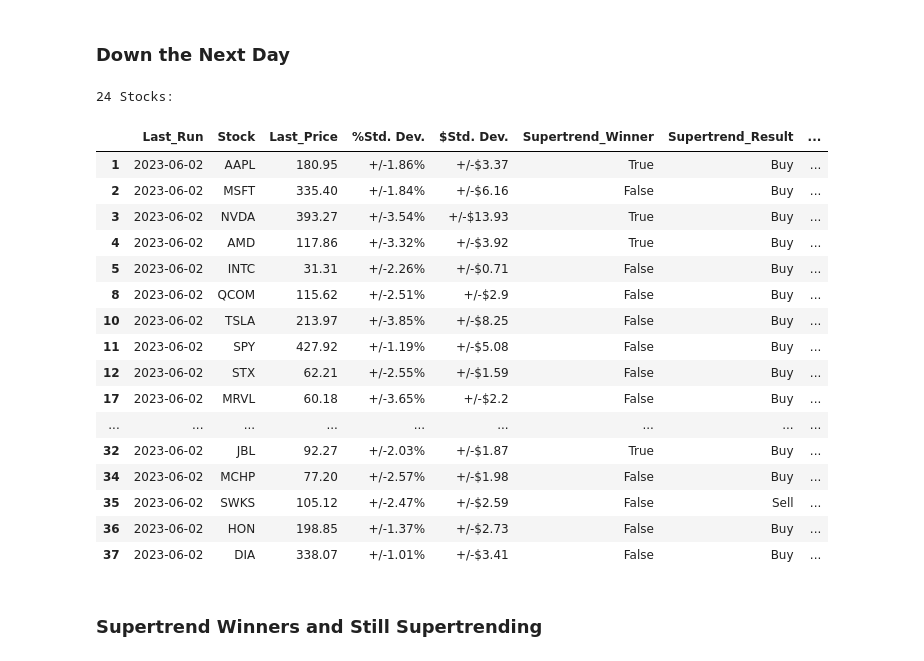
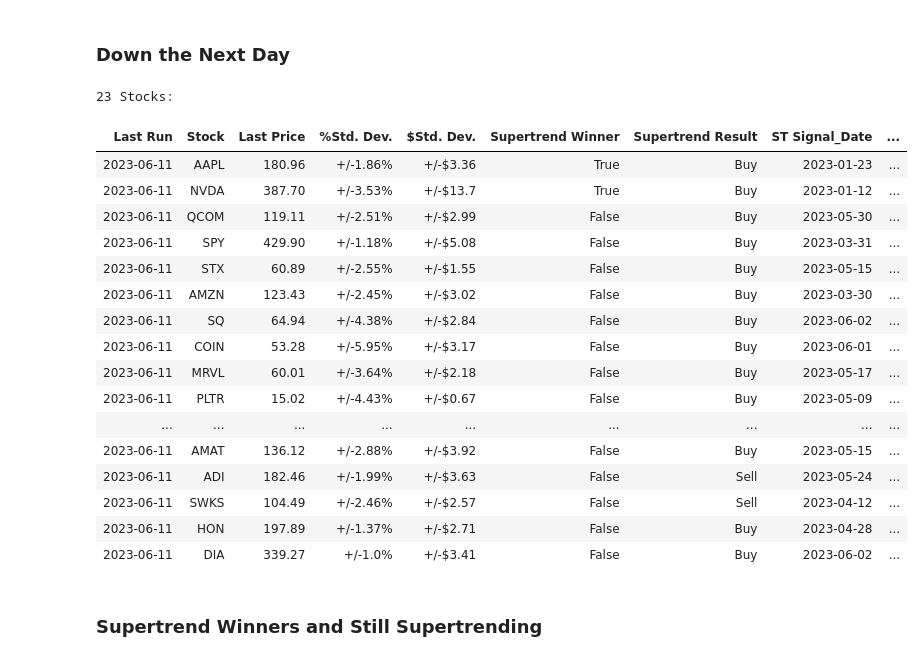
Before and after one commit to sabawi/stocks_evaluator, a Jupyter notebook: evaluate_this.ipynb, the cells around one changed output. Drawn from its saved outputs; the diff is of its cells as text; code cells hidden in the pictures.

```diff
--- a/evaluate_this.ipynb
+++ b/evaluate_this.ipynb
@@ -66,13 +67,13 @@ def run_supertrend(stock,start_date):
     return stlib.supertrend(stock,start_date=start_date)
 # %%
 def init_eval_table():
-    columns = ['Last_Run'          ,'Stock'             ,'Last_Price'     ,'%Std. Dev.','$Std. Dev.','Supertrend_Winner' ,'Supertrend_Result','ST_Signal_Date',
-               'LR_Best_Model'     ,'LR_Next_Day_Recomm', 'SMA_Crossed_Up','SMA_X_Date'        ,'SMA_FastXSlow'    , 'Beta'         ,
-               'CAPM'              ,'Daily_VaR'  ]
+    columns = ['Last Run'          ,'Stock'             ,'Last Price'     ,'%Std. Dev.','$Std. Dev.','Supertrend Winner' ,'Supertrend Result','ST Signal_Date',
+               'LR Best_Model'     ,'LR Next_Day Recomm', 'SMA Crossed_Up','SMA_X_Date'        ,'SMA FastXSlow'    , 'Beta'         ,
+               '%Sharpe Ratio'                  ,'CAPM'              ,'Daily VaR'  ]
 
     dtypes = ['datetime64[ns]'       , str                , float            ,str      ,str        , bool              , str               , str            ,
               str                  , str                , str              , 'datetime64[ns]'    , str               , float          ,
-              float                , float        ]
+              float                , float                , float        ]
 
     # Initialize the DataFrame with empty rows
     eval_df = pd.DataFrame(columns=columns)
@@ -141,13 +142,14 @@ def recommendation_table(eval_df,stock_list, lookback_years=1, sma_fast=40, sma_
         std_dev_dlr = round(close_price*std_dev,2)
         sma_sig, sma_date, fastXslow = smacross.sma_xing(stock_data,sma_fast,sma_slow)
         beta, market_data = sbeta.get_beta(stock_data)
-        CAPM, VaR = capm.CAPM_VaR(stock_data=stock_data,market_data=market_data,bond_mat_duration = lookback_years,stock_beta=beta)
+        CAPM, VaR, Sharpe = capm.CAPM_VaR(stock_data=stock_data,market_data=market_data,bond_mat_duration = lookback_years,stock_beta=beta)
+        Sharpe = round(Sharpe,2)
         LR_recommend = LR_run.get_recommendation(stock=s,lookback=lookback_years)
         LR_recommend_str = f"{LR_recommend[0]},{LR_recommend[1]},{LR_recommend[2]}"
 
         # columns = ['Last_Run'          ,'Stock'             ,'Last_Price'     ,'%Std. Dev.','$Std. Dev.','Supertrend_Winner' ,'Supertrend_Result','ST_Signal_Date',
         #            'LR_Best_Model'     ,'LR_Next_Day_Recomm', 'SMA_Crossed_Up','SMA_X_Date'             ,'SMA_FastXSlow'     , 'Beta'         ,
-        #            'CAPM'              ,'Daily_VaR'  ]
+        #            'SharpeRatio'                  ,'CAPM'              ,'Daily_VaR'  ]
 
         if run_update_models:
             model_str = stock_best_model_df[stock_best_model_df['Stock'] == s].Model.values[0]
@@ -156,7 +158,7 @@ def recommendation_table(eval_df,stock_list, lookback_years=1, sma_fast=40, sma_
 
         new_row = [today           , s                  , close_price          ,f"+/-{std_dev_pct}%",f"+/-${std_dev_dlr}",    winner            , buysell         ,    buysell_date ,
                    model_str       , LR_recommend_str   , sma_sig              , sma_date           , fastXslow          ,    beta              ,
-                   CAPM            , VaR  ]
+                   Sharpe          , CAPM            , VaR  ]
 
         eval_df = add_update(eval_df=eval_df,values = new_row)
 
@@ -344,32 +392,32 @@ LR_Next_Day_Recomm_only
 # %% [markdown]
 ### Down the Next Day
 # %%
-LR_Next_Day_Sell_only = eval_df[(eval_df['LR_Next_Day_Recomm']=='Sell,Buy,Buy') |
-                                (eval_df['LR_Next_Day_Recomm']=='Sell,Sell,Sell') |
-                                (eval_df['LR_Next_Day_Recomm']=='Sell,Buy,Sell') |
-                                (eval_df['LR_Next_Day_Recomm']=='Buy,Sell,Sell')]
+LR_Next_Day_Sell_only = eval_df[(eval_df['LR Next_Day Recomm']=='Sell,Buy,Buy') |
+                                (eval_df['LR Next_Day Recomm']=='Sell,Sell,Sell') |
+                                (eval_df['LR Next_Day Recomm']=='Sell,Buy,Sell') |
+                                (eval_df['LR Next_Day Recomm']=='Buy,Sell,Sell')]
 
 print(f"{len(LR_Next_Day_Sell_only)} Stocks:")
-LR_Next_Day_Sell_only
+display(HTML(LR_Next_Day_Sell_only.to_html(index=False)))
 # %% [output]
-24 Stocks:
+23 Stocks:
-|  | Last_Run | Stock | Last_Price | %Std. Dev. | $Std. Dev. | Supertrend_Winner | Supertrend_Result | ... |
-| 1 | 2023-06-02 | AAPL | 180.95 | +/-1.86% | +/-$3.37 | True | Buy | ... |
-| 2 | 2023-06-02 | MSFT | 335.40 | +/-1.84% | +/-$6.16 | False | Buy | ... |
-| 3 | 2023-06-02 | NVDA | 393.27 | +/-3.54% | +/-$13.93 | True | Buy | ... |
-| 4 | 2023-06-02 | AMD | 117.86 | +/-3.32% | +/-$3.92 | True | Buy | ... |
-| 5 | 2023-06-02 | INTC | 31.31 | +/-2.26% | +/-$0.71 | False | Buy | ... |
-| 8 | 2023-06-02 | QCOM | 115.62 | +/-2.51% | +/-$2.9 | False | Buy | ... |
-| 10 | 2023-06-02 | TSLA | 213.97 | +/-3.85% | +/-$8.25 | False | Buy | ... |
-| 11 | 2023-06-02 | SPY | 427.92 | +/-1.19% | +/-$5.08 | False | Buy | ... |
-| 12 | 2023-06-02 | STX | 62.21 | +/-2.55% | +/-$1.59 | False | Buy | ... |
-| 17 | 2023-06-02 | MRVL | 60.18 | +/-3.65% | +/-$2.2 | False | Buy | ... |
+| Last Run | Stock | Last Price | %Std. Dev. | $Std. Dev. | Supertrend Winner | Supertrend Result | ST Signal_Date | ... |
+| 2023-06-11 | AAPL | 180.96 | +/-1.86% | +/-$3.36 | True | Buy | 2023-01-23 | ... |
+| 2023-06-11 | NVDA | 387.70 | +/-3.53% | +/-$13.7 | True | Buy | 2023-01-12 | ... |
+| 2023-06-11 | QCOM | 119.11 | +/-2.51% | +/-$2.99 | False | Buy | 2023-05-30 | ... |
+| 2023-06-11 | SPY | 429.90 | +/-1.18% | +/-$5.08 | False | Buy | 2023-03-31 | ... |
+| 2023-06-11 | STX | 60.89 | +/-2.55% | +/-$1.55 | False | Buy | 2023-05-15 | ... |
+| 2023-06-11 | AMZN | 123.43 | +/-2.45% | +/-$3.02 | False | Buy | 2023-03-30 | ... |
+| 2023-06-11 | SQ | 64.94 | +/-4.38% | +/-$2.84 | False | Buy | 2023-06-02 | ... |
+| 2023-06-11 | COIN | 53.28 | +/-5.95% | +/-$3.17 | False | Buy | 2023-06-01 | ... |
+| 2023-06-11 | MRVL | 60.01 | +/-3.64% | +/-$2.18 | False | Buy | 2023-05-17 | ... |
+| 2023-06-11 | PLTR | 15.02 | +/-4.43% | +/-$0.67 | False | Buy | 2023-05-09 | ... |
 | ... | ... | ... | ... | ... | ... | ... | ... | ... |
-| 32 | 2023-06-02 | JBL | 92.27 | +/-2.03% | +/-$1.87 | True | Buy | ... |
-| 34 | 2023-06-02 | MCHP | 77.20 | +/-2.57% | +/-$1.98 | False | Buy | ... |
-| 35 | 2023-06-02 | SWKS | 105.12 | +/-2.47% | +/-$2.59 | False | Sell | ... |
-| 36 | 2023-06-02 | HON | 198.85 | +/-1.37% | +/-$2.73 | False | Buy | ... |
-| 37 | 2023-06-02 | DIA | 338.07 | +/-1.01% | +/-$3.41 | False | Buy | ... |
+| 2023-06-11 | AMAT | 136.12 | +/-2.88% | +/-$3.92 | False | Buy | 2023-05-15 | ... |
+| 2023-06-11 | ADI | 182.46 | +/-1.99% | +/-$3.63 | False | Sell | 2023-05-24 | ... |
+| 2023-06-11 | SWKS | 104.49 | +/-2.46% | +/-$2.57 | False | Sell | 2023-04-12 | ... |
+| 2023-06-11 | HON | 197.89 | +/-1.37% | +/-$2.71 | False | Buy | 2023-04-28 | ... |
+| 2023-06-11 | DIA | 339.27 | +/-1.0% | +/-$3.41 | False | Buy | 2023-06-02 | ... |
 # %% [markdown]
 ### Supertrend Winners and Still Supertrending
 # %%
```
Also changed, not shown: parts of 15 cells of this notebook, 1 other file.
